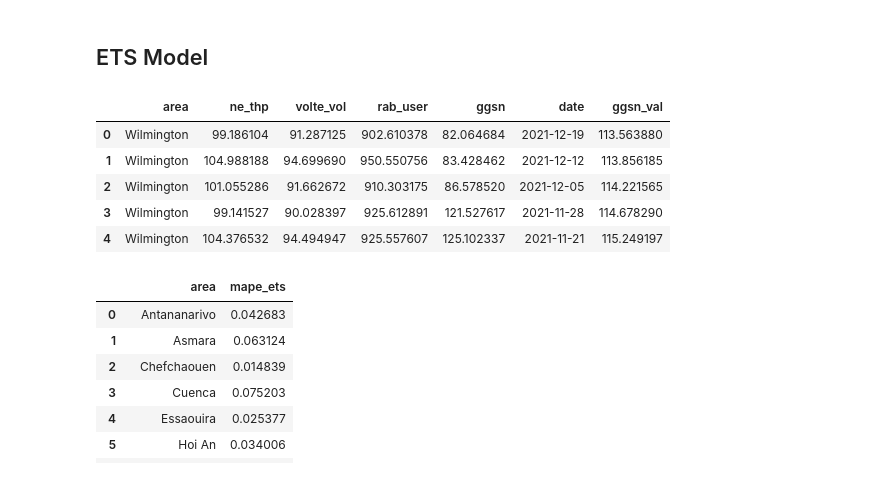
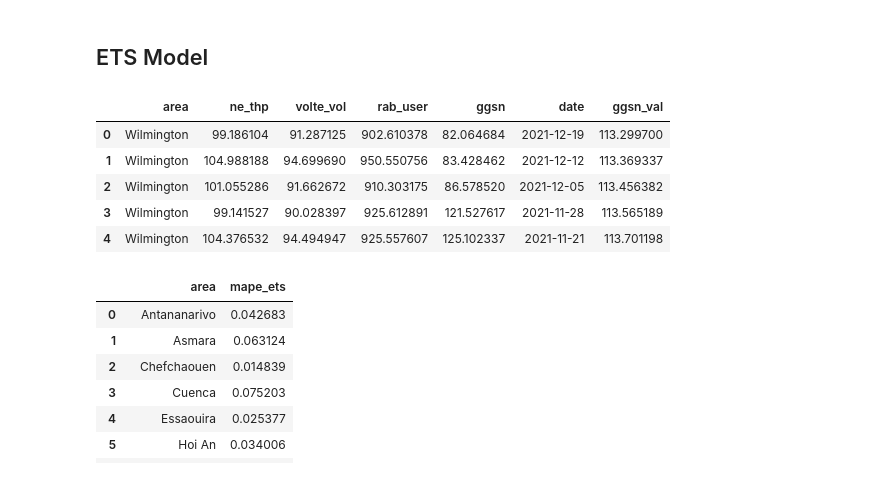
Before and after one commit to iddzzz/ggsn-thp-forecasting, a Jupyter notebook: ggsn-thp-forecasting.ipynb, the cells around one changed output. Drawn from its saved outputs; the diff is of its cells as text; code cells hidden in the pictures.

Commit message:
added outlier detection and imputation 3

```diff
--- a/ggsn-thp-forecasting.ipynb
+++ b/ggsn-thp-forecasting.ipynb
@@ -467,0 +470,17 @@ plt.show()
+# %%
+dictdf_out3 = {}
+
+threshold = 1.5
+window_size = 10
+
+for area in dictdf_out2.keys():
+    dictdf_out3[area] = dictdf_out2[area].copy()
+    for col in [col_ggsn, col_nethp, col_rabuser, col_volte]:
+        mydiff = dictdf_out3[area][col].diff().fillna(dictdf_out3[area][col].diff().min())
+        z_scores = np.abs(stats.zscore(mydiff))
+
+        outliers_index = dictdf_out3[area].index[z_scores > threshold]
+
+        dictdf_out3[area].loc[outliers_index, col] = np.nan
+        dictdf_out3[area][col] = dictdf_out3[area][col].ffill()
+        dictdf_out3[area][col] = dictdf_out3[area][col].bfill()
@@ -491,31 +545,31 @@ dictdf_predval[area].head()
 # %% [markdown]
 ## ETS Model
 # %%
-for area in dictdf_out2.keys():
-    ets_mod = ETSModel(dictdf_out2[area][col_ggsn],
+for area in dictdf_out3.keys():
+    ets_mod = ETSModel(dictdf_out3[area][col_ggsn],
                       error="add",
                       trend='add',
                       seasonal=None,
                       seasonal_periods=None,
                       damped_trend=True,
                       # bounds=bounds
                       )
 
     ets_fit = ets_mod.fit(maxiter=10000, disp=0)
 
     # dictdf_out[col_ggsn] = ets_fit.fittedvalues
 
     dictdf_predval[area][col_ggsn] = ets_fit.forecast(steps=dictdf_predval[area].shape[0]).values
     dictdf_test[area] = dictdf_test[area].merge(dictdf_predval[area], on=col_date, how='left', suffixes=('', '_val'))
 
 dictdf_test[area].head()
 # %% [output]
 |  | area | ne_thp | volte_vol | rab_user | ggsn | date | ggsn_val |
-| 0 | Wilmington | 99.186104 | 91.287125 | 902.610378 | 82.064684 | 2021-12-19 | 113.563880 |
-| 1 | Wilmington | 104.988188 | 94.699690 | 950.550756 | 83.428462 | 2021-12-12 | 113.856185 |
-| 2 | Wilmington | 101.055286 | 91.662672 | 910.303175 | 86.578520 | 2021-12-05 | 114.221565 |
-| 3 | Wilmington | 99.141527 | 90.028397 | 925.612891 | 121.527617 | 2021-11-28 | 114.678290 |
-| 4 | Wilmington | 104.376532 | 94.494947 | 925.557607 | 125.102337 | 2021-11-21 | 115.249197 |
+| 0 | Wilmington | 99.186104 | 91.287125 | 902.610378 | 82.064684 | 2021-12-19 | 113.299700 |
+| 1 | Wilmington | 104.988188 | 94.699690 | 950.550756 | 83.428462 | 2021-12-12 | 113.369337 |
+| 2 | Wilmington | 101.055286 | 91.662672 | 910.303175 | 86.578520 | 2021-12-05 | 113.456382 |
+| 3 | Wilmington | 99.141527 | 90.028397 | 925.612891 | 121.527617 | 2021-11-28 | 113.565189 |
+| 4 | Wilmington | 104.376532 | 94.494947 | 925.557607 | 125.102337 | 2021-11-21 | 113.701198 |
 # %%
 dfmape = []
 
```
Also changed, not shown: parts of 7 cells of this notebook.
